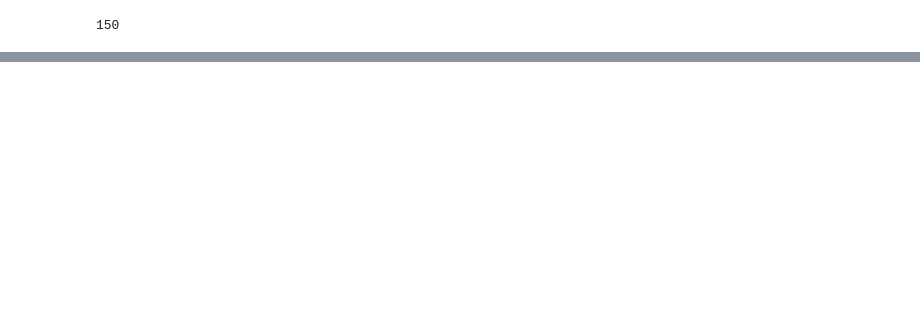
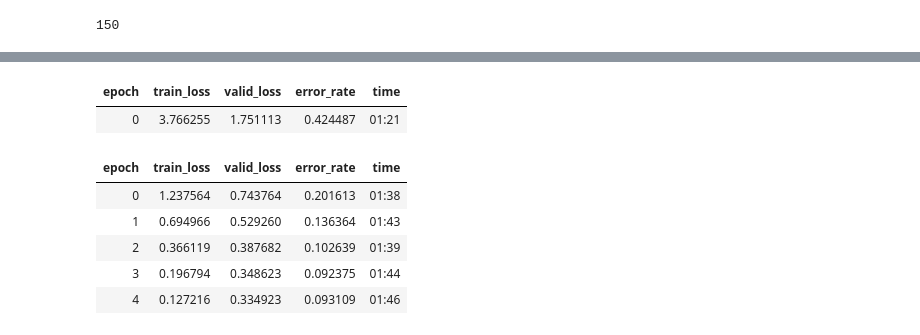
Before and after one commit to AgastyaPatel/FastAI-course, a Jupyter notebook: self-implementation/03-pokemon-classifier/Pokemon-Classifier.ipynb, the cells around one changed output, grey strips where cells are left out. Saved outputs shown, nothing was run; the diff lists cells and outputs as text; code cells hidden in the pictures; blank space fills up the shorter version.

```diff
--- a/self-implementation/03-pokemon-classifier/Pokemon-Classifier.ipynb
+++ b/self-implementation/03-pokemon-classifier/Pokemon-Classifier.ipynb
@@ -242,0 +266,11 @@ len(learner.dls.vocab)
+# %%
+learner50_2.fine_tune(5, lr50.slide)
+# %% [output]
+| epoch | train_loss | valid_loss | error_rate | time |
+| 0 | 3.766255 | 1.751113 | 0.424487 | 01:21 |
+| epoch | train_loss | valid_loss | error_rate | time |
+| 0 | 1.237564 | 0.743764 | 0.201613 | 01:38 |
+| 1 | 0.694966 | 0.529260 | 0.136364 | 01:43 |
+| 2 | 0.366119 | 0.387682 | 0.102639 | 01:39 |
+| 3 | 0.196794 | 0.348623 | 0.092375 | 01:44 |
+| 4 | 0.127216 | 0.334923 | 0.093109 | 01:46 |
```
Also changed, not shown: parts of 4 cells of this notebook.
